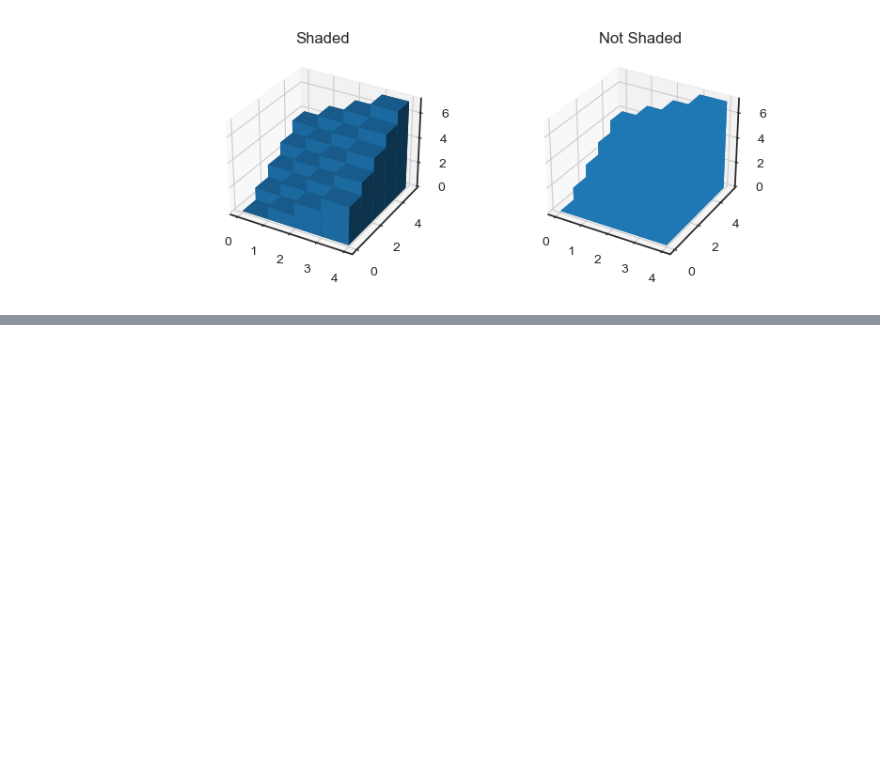
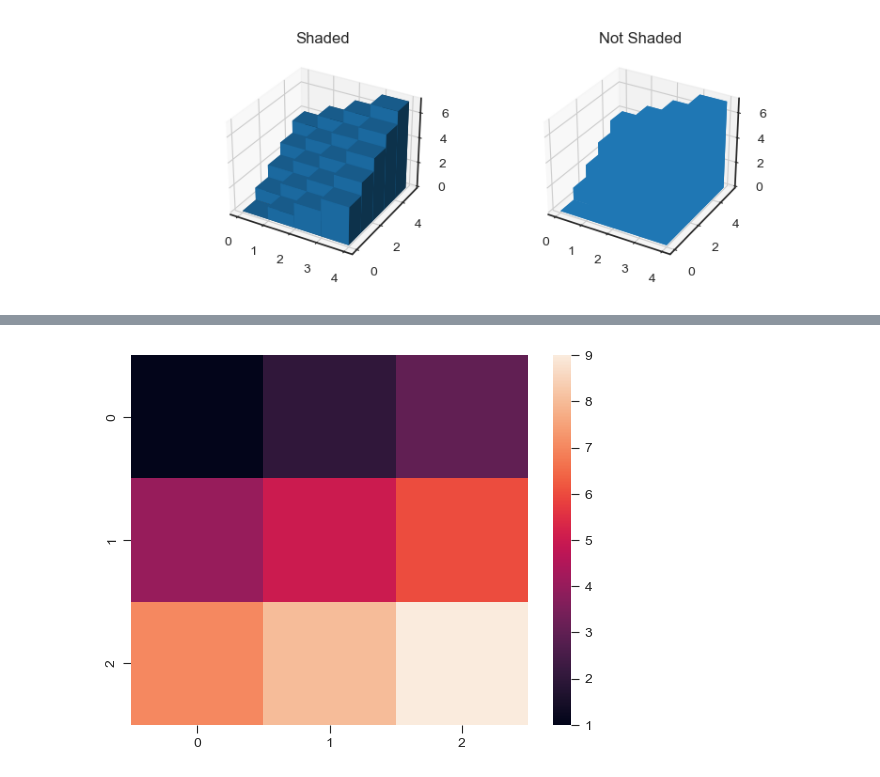
Before and after one commit to PurplePegasus08/My-ML-notes, a Jupyter notebook: Data visualizations/Plots.ipynb, the cells around one changed output, grey strips where cells are left out. Drawn from its saved outputs; the diff is of its cells as text; code cells hidden in the pictures; blank space fills up the shorter version.

```diff
--- a/Data visualizations/Plots.ipynb
+++ b/Data visualizations/Plots.ipynb
@@ -608,0 +625,13 @@ for i in range(1,100):
+# %%
+import seaborn as sns
+import matplotlib.pyplot as plt
+
+data = [[1, 2, 3],
+        [4, 5, 6],
+        [7, 8, 9]]
+
+# Create the heatmap
+sns.heatmap(data)
+plt.show()
+# %% [output]
+[figure, added]
```
Also changed, not shown: parts of 10 cells of this notebook.
